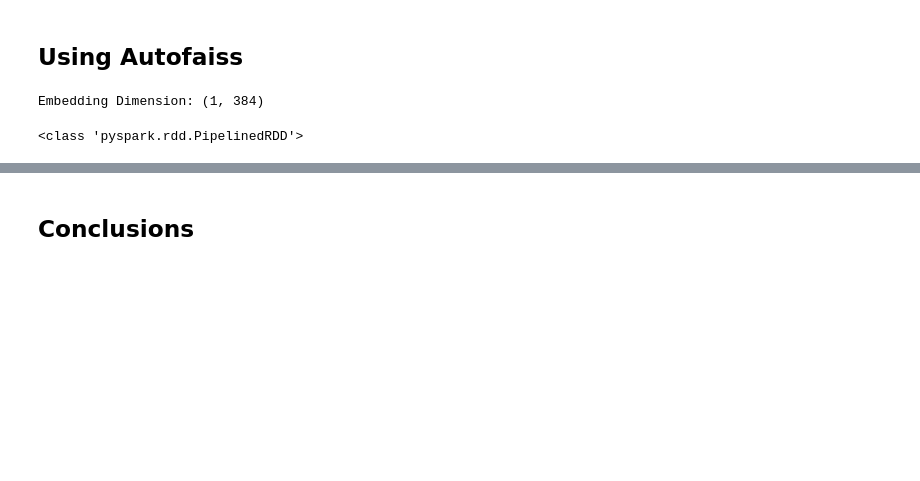
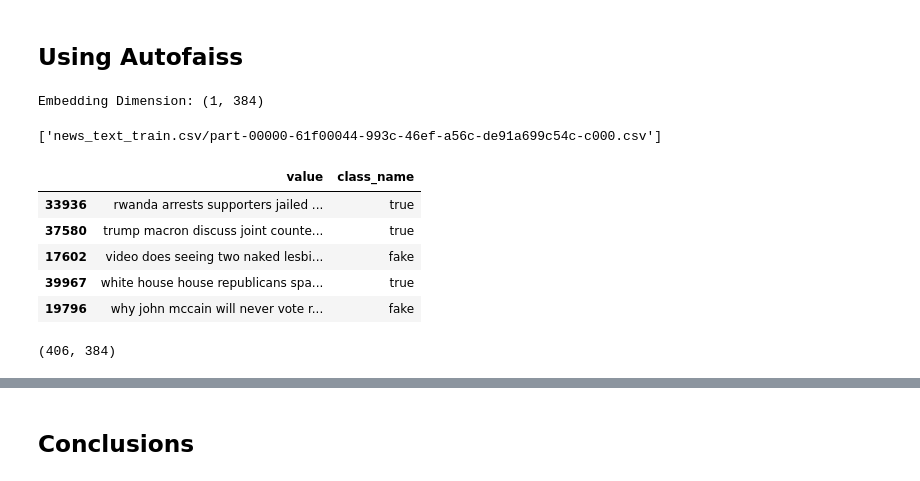
Before and after one commit to leilani-reich/ICS438-FinalProject-FakeNews, a Jupyter notebook: FakeNews.ipynb, the cells around one changed output, grey strips where cells are left out. Saved outputs shown, nothing was run; the diff lists cells and outputs as text; code cells hidden in the pictures; blank space fills up the shorter version.

```diff
--- a/FakeNews.ipynb
+++ b/FakeNews.ipynb
@@ -812,13 +694,23 @@ Embedding Dimension: (1, 384)
 # %%
 # Embed the training text
 
-# Converting numpy to list because pyspark cannot handle numpy
-news_embed_train = news_text_train_df.rdd.map(lambda x: (x["class_name"], ST_model.encode(x["value"]).tolist()))
+# # Converting numpy to list because pyspark cannot handle numpy
+# news_embed_train = news_text_train_df.rdd.map(lambda x: (x["class_name"], ST_model.encode(x["value"]).tolist()))
 
-# Don't embed test
-# just use news_text_test_df
+# print("done a")
 
-print(type(news_embed_train))
-#print(news_embed_train.first())
+# news_embed_train = news_embed_train.toDF(("class_name", "text"))
+
+# print("done b")
+
+# #fake_embed_train = news_embed_train.filter(lambda x: x[0] == "fake")
+
+# #true_embed_train = news_embed_train.filter(lambda x: x[0] == "true")
+
+# # # Don't embed test
+# # # just use news_text_test_df
+
+# print(news_embed_train.take(1))
+
+# #print(type(fake_embed_train))
+# #print(type(true_embed_train))
-# %% [output]
-<class 'pyspark.rdd.PipelinedRDD'>
@@ -824,0 +721,21 @@ print(type(news_embed_train))
+# %%
+import dask.dataframe as dd
+from glob import glob
+
+path = glob('news_text_train.csv/*.csv')
+print(path)
+
+news_train_dask_df = dd.read_csv(path)
+# %% [output]
+['news_text_train.csv/part-00000-61f00044-993c-46ef-a56c-de91a699c54c-c000.csv']
+# %%
+news_train_dask_df = dd.DataFrame.sample(news_train_dask_df, frac=0.01)
+# %%
+news_train_dask_df.head()
+# %% [output]
+|  | value | class_name |
+| 33936 | rwanda arrests supporters jailed ... | true |
+| 37580 | trump macron discuss joint counte... | true |
+| 17602 | video does seeing two naked lesbi... | fake |
+| 39967 | white house house republicans spa... | true |
+| 19796 | why john mccain will never vote r... | fake |
@@ -824,0 +777,6 @@ print(type(news_embed_train))
+# %%
+print(my_arr.shape)
+
+np.save('testing/test.npy', my_arr)
+# %% [output]
+(406, 384)
```
Also changed, not shown: parts of 33 cells of this notebook, 7 other files.
